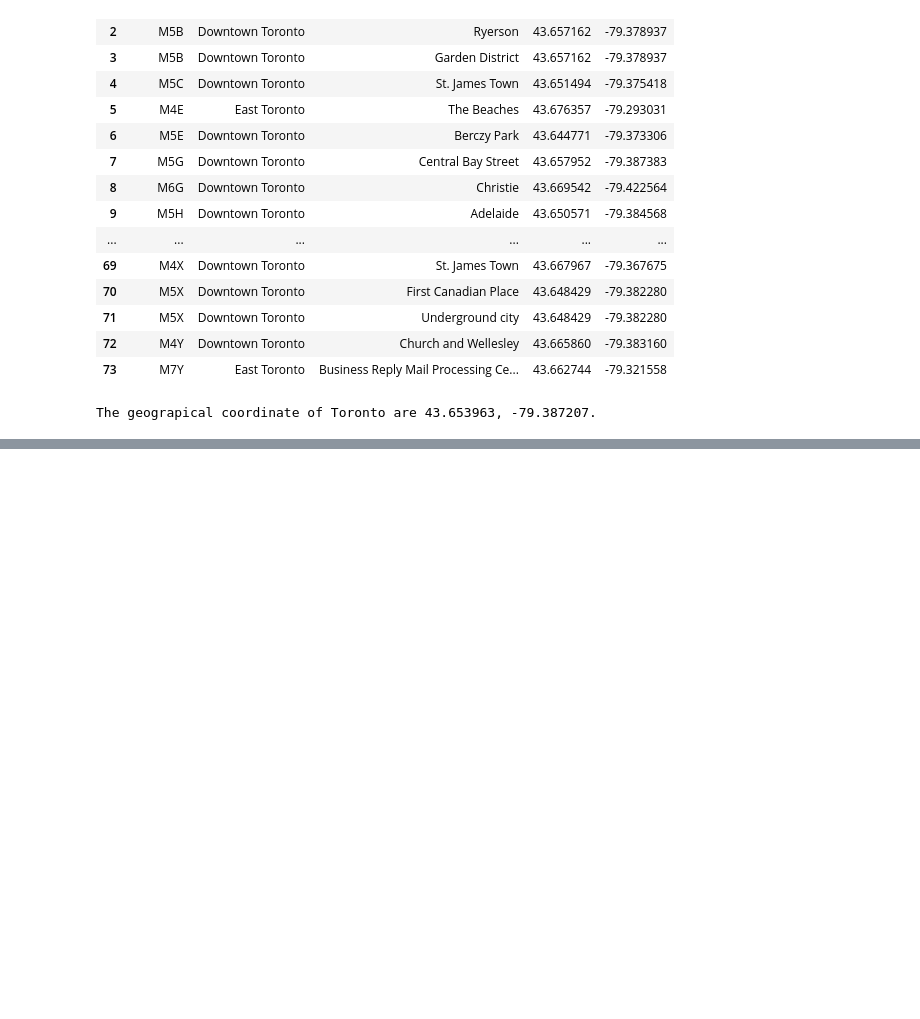
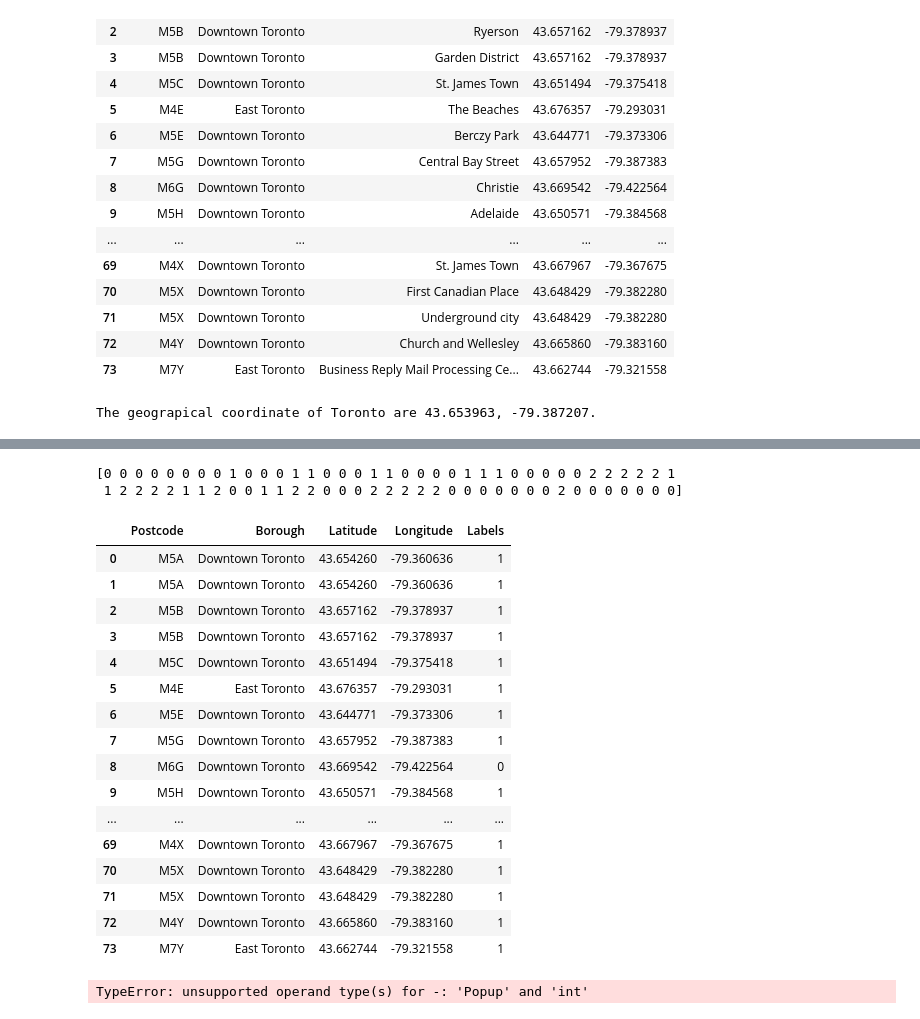
Before and after one commit to Devnathv/Coursera_Captstone, a Jupyter notebook: Capstone_Week3.ipynb, the cells around one changed output, grey strips where cells are left out. Drawn from its saved outputs; the diff is of its cells as text; code cells hidden in the pictures; blank space fills up the shorter version.

```diff
--- a/Capstone_Week3.ipynb
+++ b/Capstone_Week3.ipynb
@@ -248,0 +251,2 @@ f
+# %%
+df_clus=df_location.drop(['Borough','Neighbourhood','Postcode'],1)
@@ -248,0 +273,59 @@ f
+# %%
+num_clusters = 3
+
+k_means = KMeans(init="k-means++", n_clusters=num_clusters, n_init=12)
+k_means.fit(df_clus)
+labels = k_means.labels_
+
+print(labels)
+# %% [output]
+[0 0 0 0 0 0 0 0 1 0 0 0 1 1 0 0 0 1 1 0 0 0 0 1 1 1 0 0 0 0 0 2 2 2 2 2 1
+ 1 2 2 2 2 1 1 2 0 0 1 1 2 2 0 0 0 2 2 2 2 2 0 0 0 0 0 0 0 2 0 0 0 0 0 0 0]
+# %%
+df_cluster['Labels']=labels
+df_cluster
+# %% [output]
+|  | Postcode | Borough | Latitude | Longitude | Labels |
+| 0 | M5A | Downtown Toronto | 43.654260 | -79.360636 | 1 |
+| 1 | M5A | Downtown Toronto | 43.654260 | -79.360636 | 1 |
+| 2 | M5B | Downtown Toronto | 43.657162 | -79.378937 | 1 |
+| 3 | M5B | Downtown Toronto | 43.657162 | -79.378937 | 1 |
+| 4 | M5C | Downtown Toronto | 43.651494 | -79.375418 | 1 |
+| 5 | M4E | East Toronto | 43.676357 | -79.293031 | 1 |
+| 6 | M5E | Downtown Toronto | 43.644771 | -79.373306 | 1 |
+| 7 | M5G | Downtown Toronto | 43.657952 | -79.387383 | 1 |
+| 8 | M6G | Downtown Toronto | 43.669542 | -79.422564 | 0 |
+| 9 | M5H | Downtown Toronto | 43.650571 | -79.384568 | 1 |
+| ... | ... | ... | ... | ... | ... |
+| 69 | M4X | Downtown Toronto | 43.667967 | -79.367675 | 1 |
+| 70 | M5X | Downtown Toronto | 43.648429 | -79.382280 | 1 |
+| 71 | M5X | Downtown Toronto | 43.648429 | -79.382280 | 1 |
+| 72 | M4Y | Downtown Toronto | 43.665860 | -79.383160 | 1 |
+| 73 | M7Y | East Toronto | 43.662744 | -79.321558 | 1 |
+# %%
+# create map
+map_clusters = folium.Map(location=[latitude, longitude], zoom_start=11)
+kclusters=3
+
+# set color scheme for the clusters
+x = np.arange(kclusters)
+ys = [i + x + (i*x)**2 for i in range(kclusters)]
+colors_array = cm.rainbow(np.linspace(0, 1, len(ys)))
+rainbow = [colors.rgb2hex(i) for i in colors_array]
+rainbow
+# add markers to the map
+markers_colors = []
+for lat, lon, bor,label in zip(df_cluster['Latitude'], df_cluster['Longitude'], df_cluster['Borough'], df_cluster['Labels']):
+    label = folium.Popup(str(bor) + ' Cluster ' + str(label), parse_html=True)
+    folium.CircleMarker(
+        [lat, lon],
+        radius=5,
+        popup=label,
+        color=rainbow[label-1],
+        fill=True,
+        fill_color=rainbow[label-1],
+        fill_opacity=0.7).add_to(map_clusters)
+
+map_clusters
+# %% [output]
+TypeError: unsupported operand type(s) for -: 'Popup' and 'int'
```
Also changed, not shown: parts of 13 cells of this notebook.
